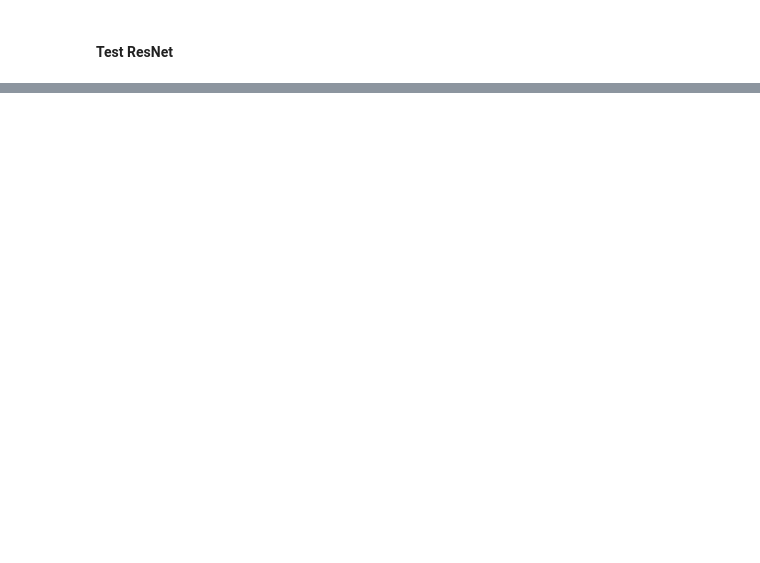
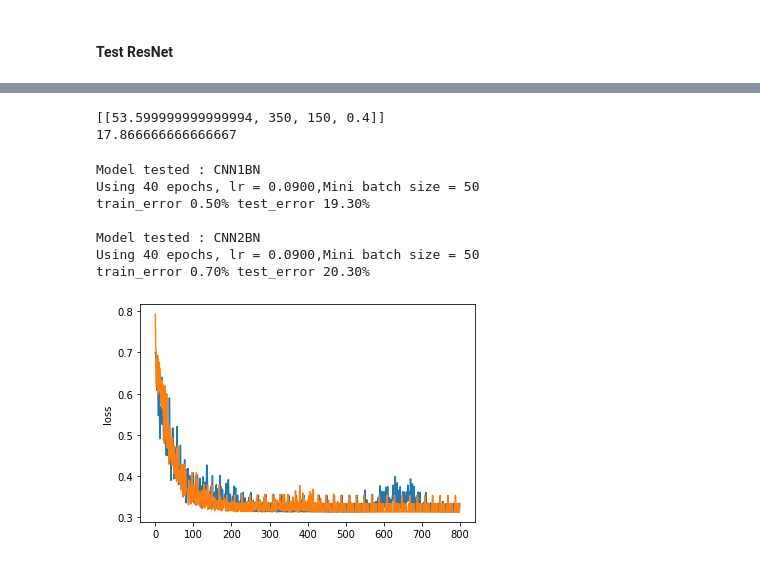
Before and after one commit to diegocantonr/dl_project1, a Jupyter notebook: explorationLeNetDual.ipynb, the cells around one changed output, grey strips where cells are left out. Drawn from its saved outputs; the diff is of its cells as text; code cells hidden in the pictures; blank space fills up the shorter version.

```diff
--- a/explorationLeNetDual.ipynb
+++ b/explorationLeNetDual.ipynb
@@ -488,0 +564,14 @@ done
+# %%
+goodBN = []
+for l1 in [100,150,264,350]:
+    for l2 in [30,50,70,100,150,200]:
+        for drop in [0.1,0.25,0.4,0.6]:
+            err = 0.;
+            print("l1 = {}, l2 = {}, dropProb = {}".format(l1,l2,drop))
+            for rep in range(3):
+                model = CNNBNtest(l1,l2,drop)
+                err += run_net(model,train_input,train_target,
+                       50,9e-2,50,False,False)
+            if err/3 <= 18:
+                goodBN.append([err,l1,l2,drop])
+print(goodBN)
@@ -488,0 +596,22 @@ done
+# %%
+print(goodBN)
+print(53.6/3)
+# %% [output]
+[[53.599999999999994, 350, 150, 0.4]]
+17.866666666666667
+# %%
+#Testing BN on base CNN1 and 2
+batch = 50
+e = 40
+lr = 9e-2
+for model in [CNN1BN(),CNN2BN()]:
+    run_net(model,train_input,train_target,e,lr,batch,False,True)
+# %% [output]
+Model tested : CNN1BN
+Using 40 epochs, lr = 0.0900,Mini batch size = 50
+train_error 0.50% test_error 19.30%
+
+Model tested : CNN2BN
+Using 40 epochs, lr = 0.0900,Mini batch size = 50
+train_error 0.70% test_error 20.30%
+[figure, added]
```
Also changed, not shown: parts of 35 cells of this notebook, 1 other file.
